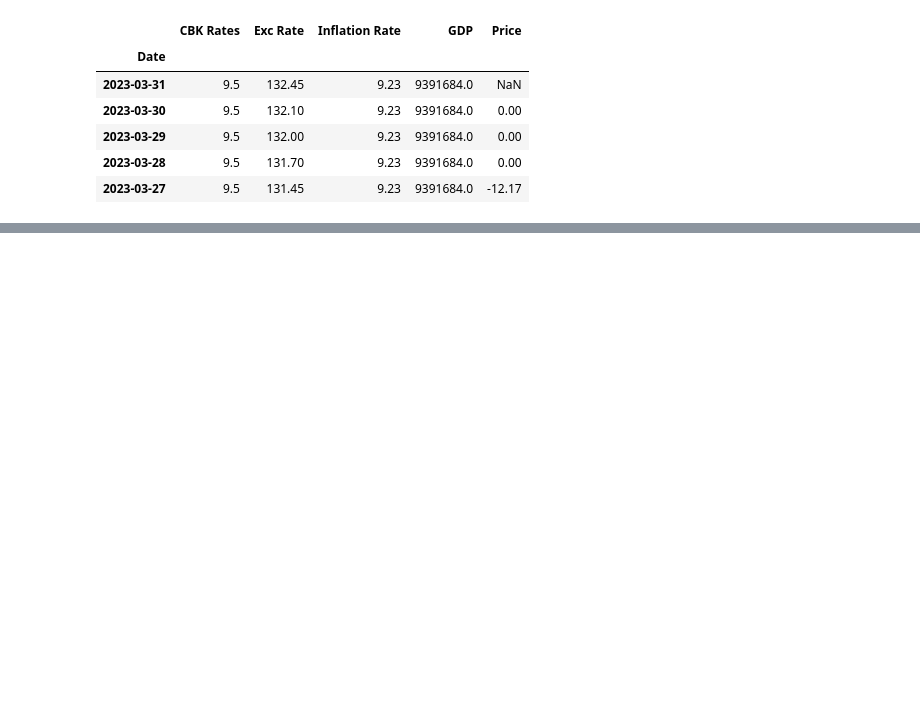
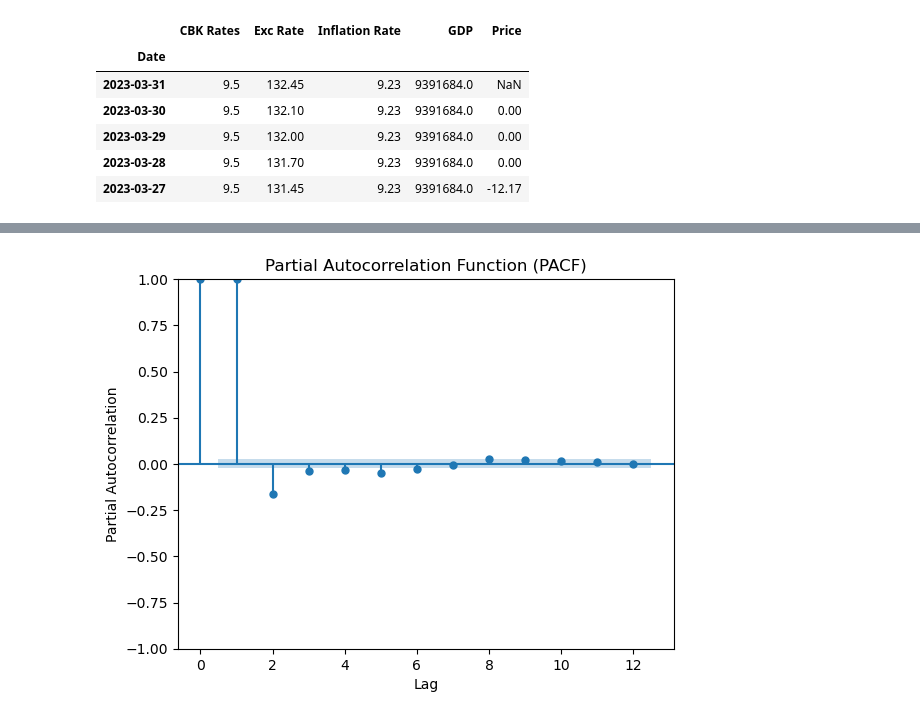
Before and after one commit to CatherineChelagat/Predictive-Time-Series-Model-Case-Study-NSE-Kenya-20-Share-Index, a Jupyter notebook: Predictive Time Series Model.ipynb, the cells around one changed output, grey strips where cells are left out. Cells and saved outputs as stored; diff of their text form; code cells hidden in the pictures; blank space fills up the shorter version.

```diff
--- a/Predictive Time Series Model.ipynb
+++ b/Predictive Time Series Model.ipynb
@@ -887,0 +910,9 @@ time_series = differenced_df.Price
+# %%
+# Plot PACF
+plot_pacf(baseline_series, lags=12)
+plt.xlabel("Lag")
+plt.ylabel("Partial Autocorrelation")
+plt.title("Partial Autocorrelation Function (PACF)")
+plt.show()
+# %% [output]
+[figure, added]
```
Also changed, not shown: parts of 26 cells of this notebook.
